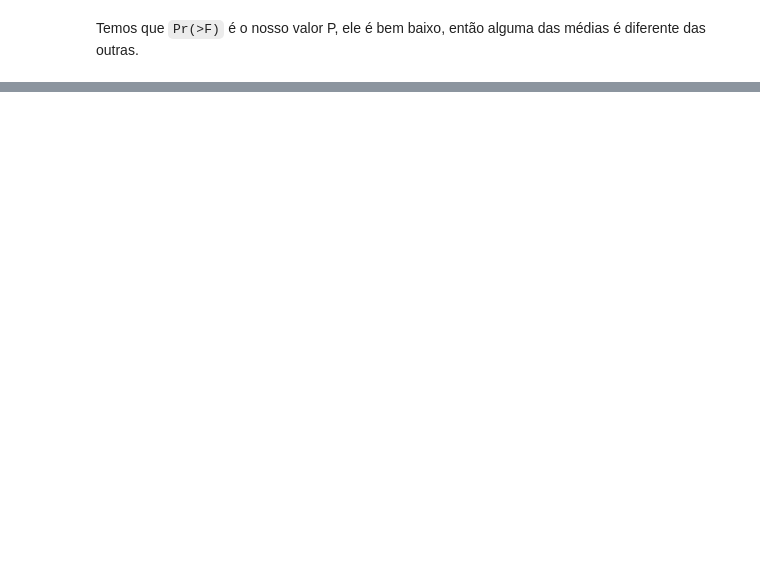
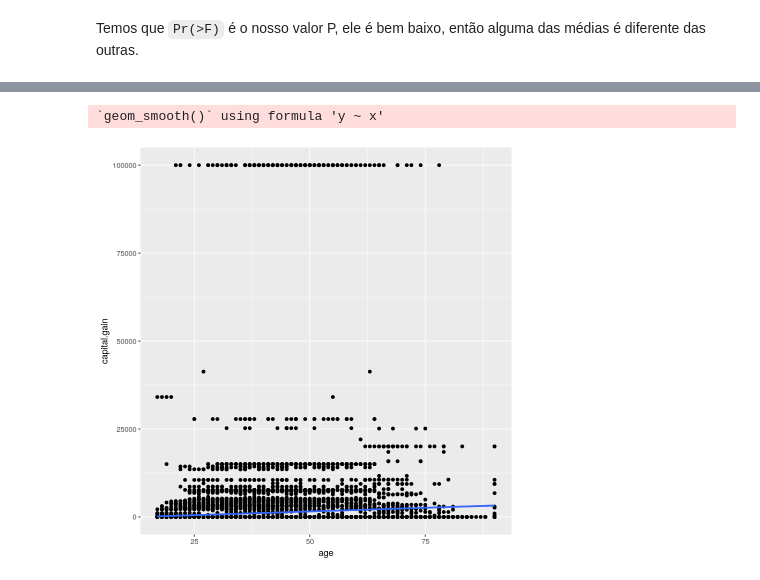
Before and after one commit to turing-usp/workshop_estatistica_com_R, a Jupyter notebook: Adult_gabarito.ipynb, the cells around one changed output, grey strips where cells are left out. Cells and saved outputs as stored; diff of their text form; code cells hidden in the pictures; blank space fills up the shorter version.

Commit message:
:kissing_closed_eyes: falta visualização

```diff
--- a/Adult_gabarito.ipynb
+++ b/Adult_gabarito.ipynb
@@ -779,0 +827,6 @@ Temos que `Pr(>F)` é o nosso valor P, ele é bem baixo, então alguma das médi
+# %%
+library(ggplot2)
+ggplot(adult,aes(age, capital.gain)) + geom_point() + geom_smooth(method='lm')
+# %% [output]
+`geom_smooth()` using formula 'y ~ x'
+[figure, added]
```
Also changed, not shown: parts of 15 cells of this notebook.
